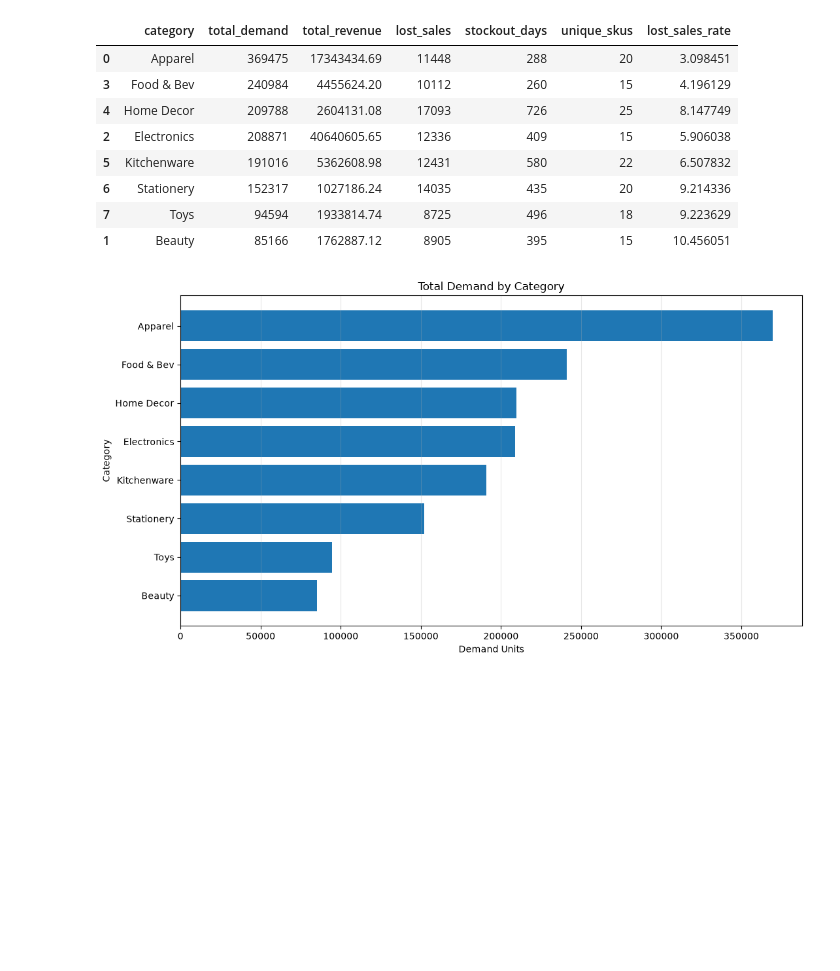
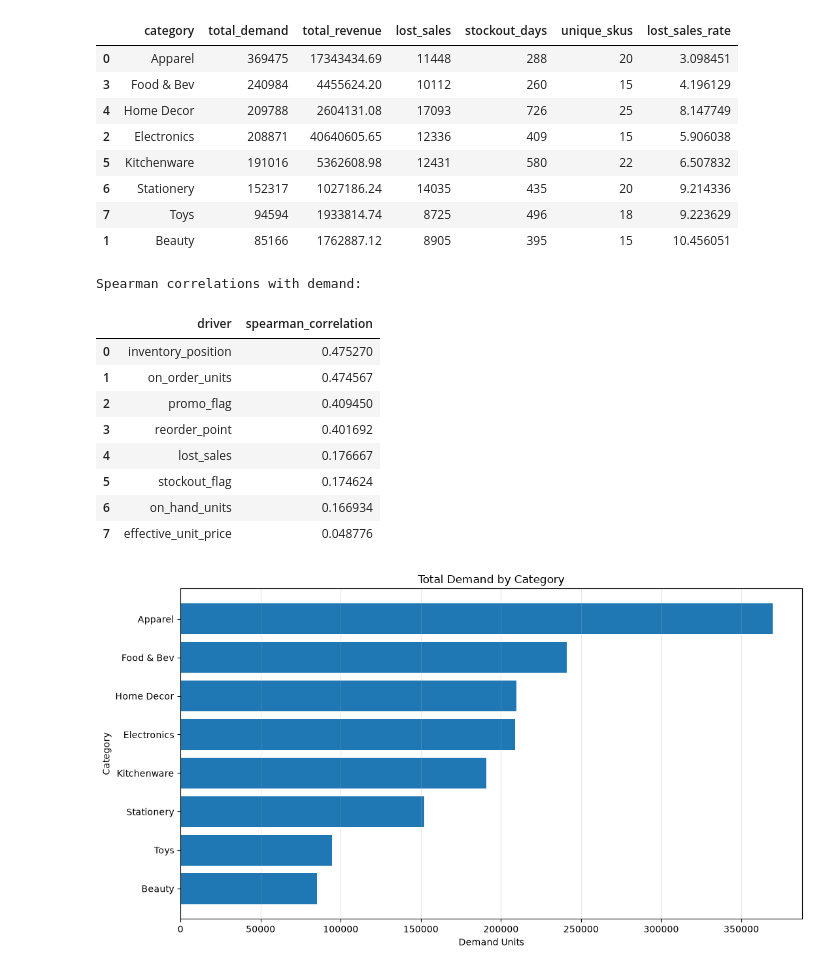
Before and after one commit to kundanad2102-ui/project-foresight, a Jupyter notebook: notebooks/01_eda.ipynb, the cells around one changed output. Saved outputs shown, nothing was run; the diff lists cells and outputs as text; code cells hidden in the pictures; blank space fills up the shorter version.

```diff
--- a/notebooks/01_eda.ipynb
+++ b/notebooks/01_eda.ipynb
@@ -627,6 +725,55 @@ display(category_performance)
 | 6 | Stationery | 152317 | 1027186.24 | 14035 | 435 | 20 | 9.214336 |
 | 7 | Toys | 94594 | 1933814.74 | 8725 | 496 | 18 | 9.223629 |
 | 1 | Beauty | 85166 | 1762887.12 | 8905 | 395 | 15 | 10.456051 |
+# %%
+driver_columns = [
+    "demand_target",
+    "promo_flag",
+    "effective_unit_price",
+    "on_hand_units",
+    "on_order_units",
+    "stockout_flag",
+    "lost_sales",
+    "reorder_point",
+    "inventory_position",
+]
+
+available_driver_columns = [
+    column
+    for column in driver_columns
+    if column in analysis.columns
+]
+
+driver_correlation = (
+    analysis[available_driver_columns]
+    .corr(method="spearman")
+)
+
+demand_driver_correlation = (
+    driver_correlation["demand_target"]
+    .drop("demand_target")
+    .sort_values(
+        key=lambda values: values.abs(),
+        ascending=False,
+    )
+    .rename("spearman_correlation")
+    .reset_index()
+    .rename(columns={"index": "driver"})
+)
+
+print("Spearman correlations with demand:")
+display(demand_driver_correlation)
+# %% [output]
+Spearman correlations with demand:
+|  | driver | spearman_correlation |
+| 0 | inventory_position | 0.475270 |
+| 1 | on_order_units | 0.474567 |
+| 2 | promo_flag | 0.409450 |
+| 3 | reorder_point | 0.401692 |
+| 4 | lost_sales | 0.176667 |
+| 5 | stockout_flag | 0.174624 |
+| 6 | on_hand_units | 0.166934 |
+| 7 | effective_unit_price | 0.048776 |
 # %%
 category_plot = category_performance.sort_values(
     "total_demand",
```
Also changed, not shown: parts of 3 cells of this notebook, 2 other files.
